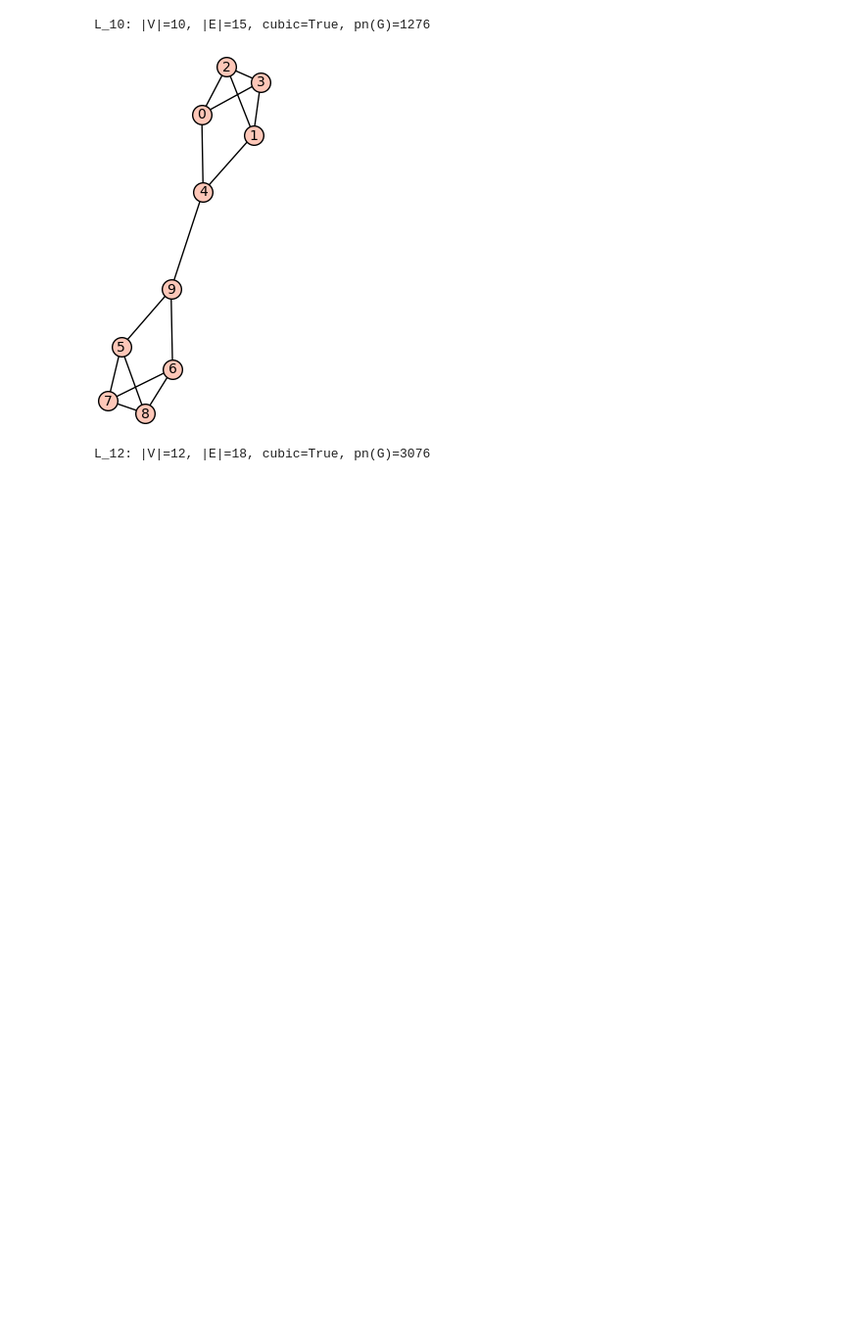
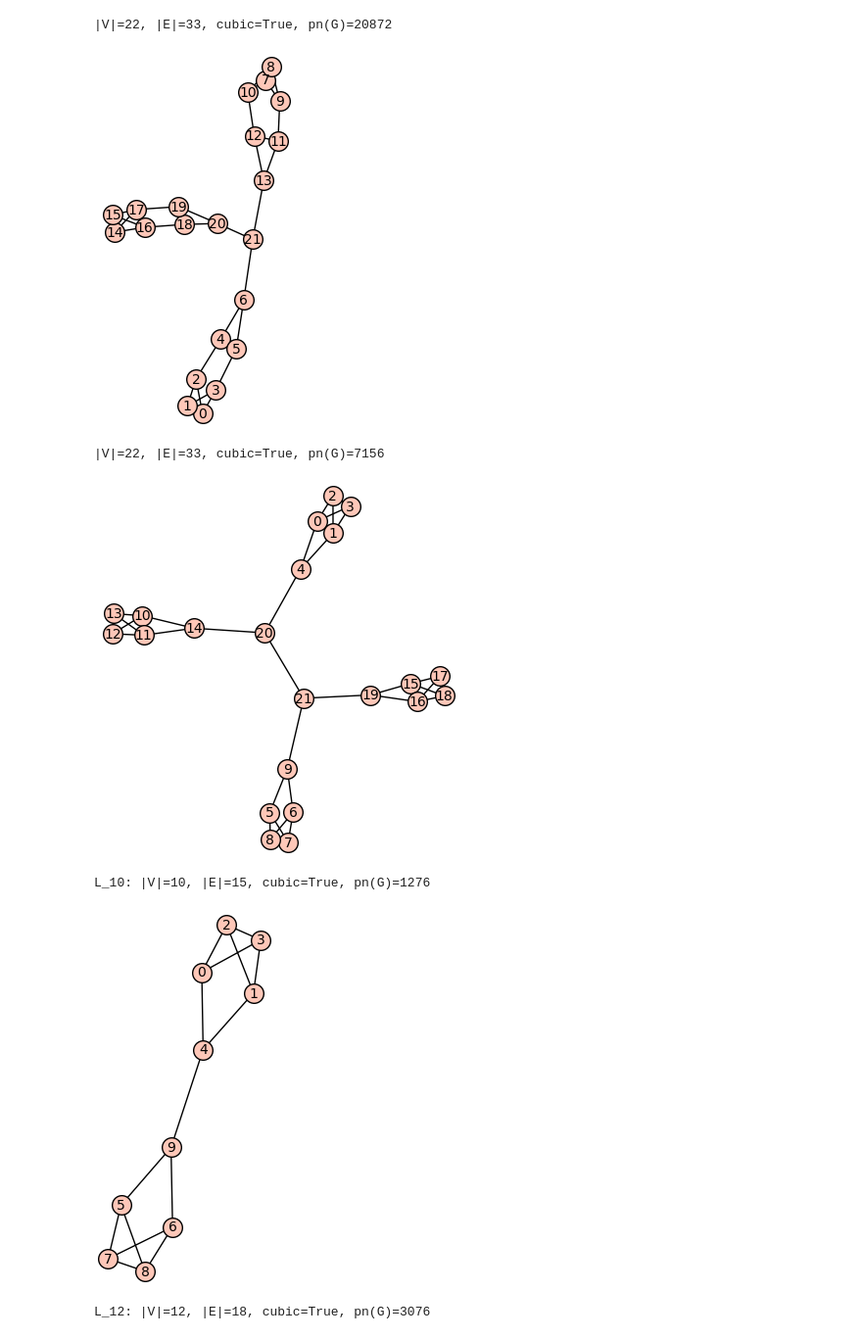
Before and after one commit to ZigaObradovic/FP_Group13, a Jupyter notebook: main.ipynb, the cells around one changed output. Shown: that part at 98% size. Cells and saved outputs as stored; diff of their text form; code cells hidden in the pictures; blank space fills up the shorter version.

```diff
--- a/main.ipynb
+++ b/main.ipynb
@@ -5,3 +29,14 @@ from sage.all import graphs
+# %%
+Gs = [three_right_gadgets_star(), left_gadgets_bridge()]
+for G in Gs:
+    pnG = subpath_number(G)
+    print(f"|V|={G.num_verts()}, |E|={G.num_edges()}, cubic={all(d==3 for d in G.degree())}, pn(G)={pnG}")
+    G.show()
+# %% [output]
+|V|=22, |E|=33, cubic=True, pn(G)=20872
+[figure, added]
+|V|=22, |E|=33, cubic=True, pn(G)=7156
+[figure, added]
 # %%
 for n in range(10,21,2):
     H = Ln_graph(n)
```
Also changed, not shown: parts of 4 cells of this notebook, 4 other files.
